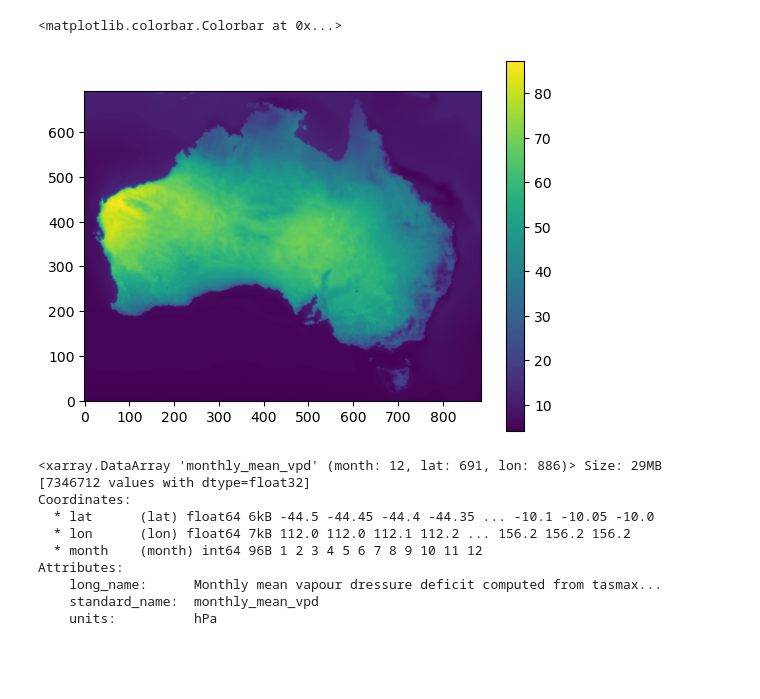
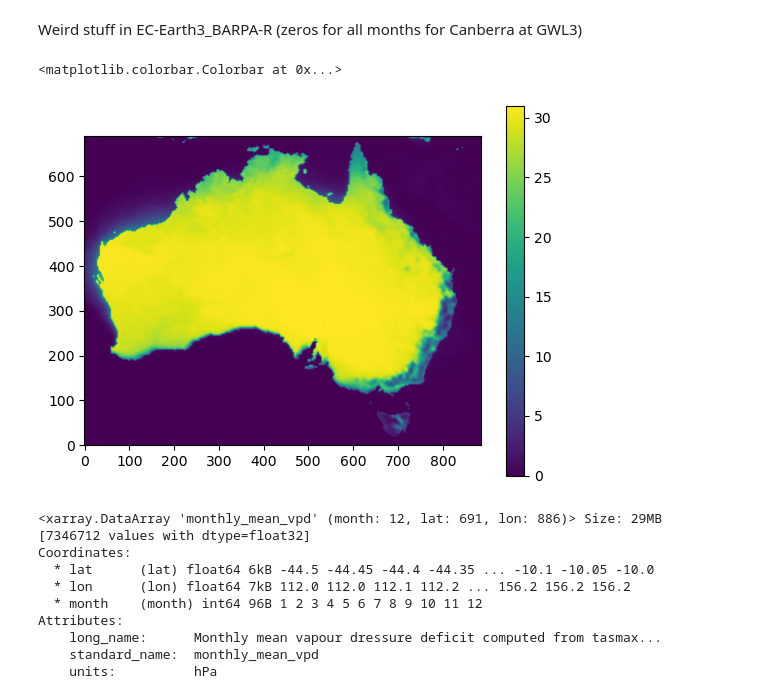
Before and after one commit to nb-bom/VPD, a Jupyter notebook: testing vpd files.ipynb, the cells around one changed output. Cells and saved outputs as stored; diff of their text form; code cells hidden in the pictures; blank space fills up the shorter version.

```diff
--- a/testing vpd files.ipynb
+++ b/testing vpd files.ipynb
@@ -144,11 +133,15 @@ plt.show()
+# %% [markdown]
+Weird stuff in EC-Earth3_BARPA-R (zeros for all months for Canberra at GWL3)
 # %%
-mean_vpd_data = xr.open_dataset("/g/data/ia39/ncra/bushfire/vpd/monthly_mean/gwl2.0_monthly_mean_vpd_ACCESS-ESM1-5_CCAM-v2203-SN_ssp370_r6i1p1f1.nc")['monthly_mean_vpd']
+#mean_vpd_data = xr.open_dataset("/g/data/ia39/ncra/bushfire/vpd/monthly_mean/gwl3.0_monthly_mean_vpd_EC-Earth3_BARPA-R_ssp370_r1i1p1f1.nc")['monthly_mean_vpd']
+days_over_18 = xr.open_dataset("/g/data/ia39/ncra/bushfire/vpd/threshold18/ssp370_EC-Earth3_BARPA-R_gwl3.0_vpd_days_gt_18.nc")['vpd']/20
+#test = xr.open_dataset("/g/data/ia39/ncra/bushfire/vpd/EC-Earth3/ssp370/r1i1p1f1/BARPA-R/v1-r1/day/ssp370_EC-Earth3_BARPA-R_gwl3.0_vpd.nc")['vpd']
 # %%
-plt.imshow(mean_vpd_data[0], origin='lower')
+plt.imshow(days_over_18[2], origin='lower')
 plt.colorbar()
 # %% [output]
 <matplotlib.colorbar.Colorbar at 0x...>
-[figure, old version]
+[figure, new version]
 # %%
 mean_vpd_data
 # %% [output]
```
Also changed, not shown: parts of 14 cells of this notebook, 2 other files.
